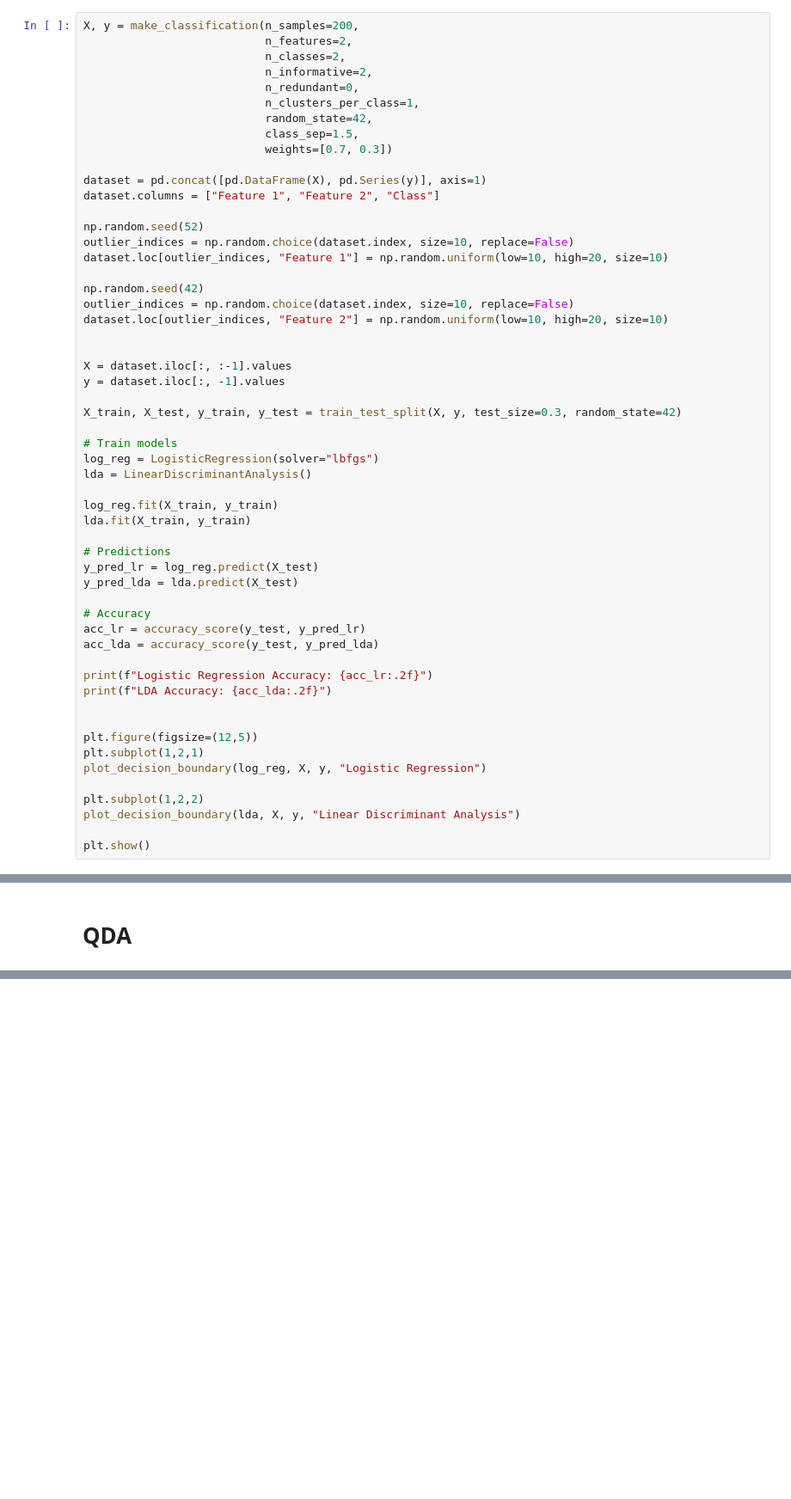
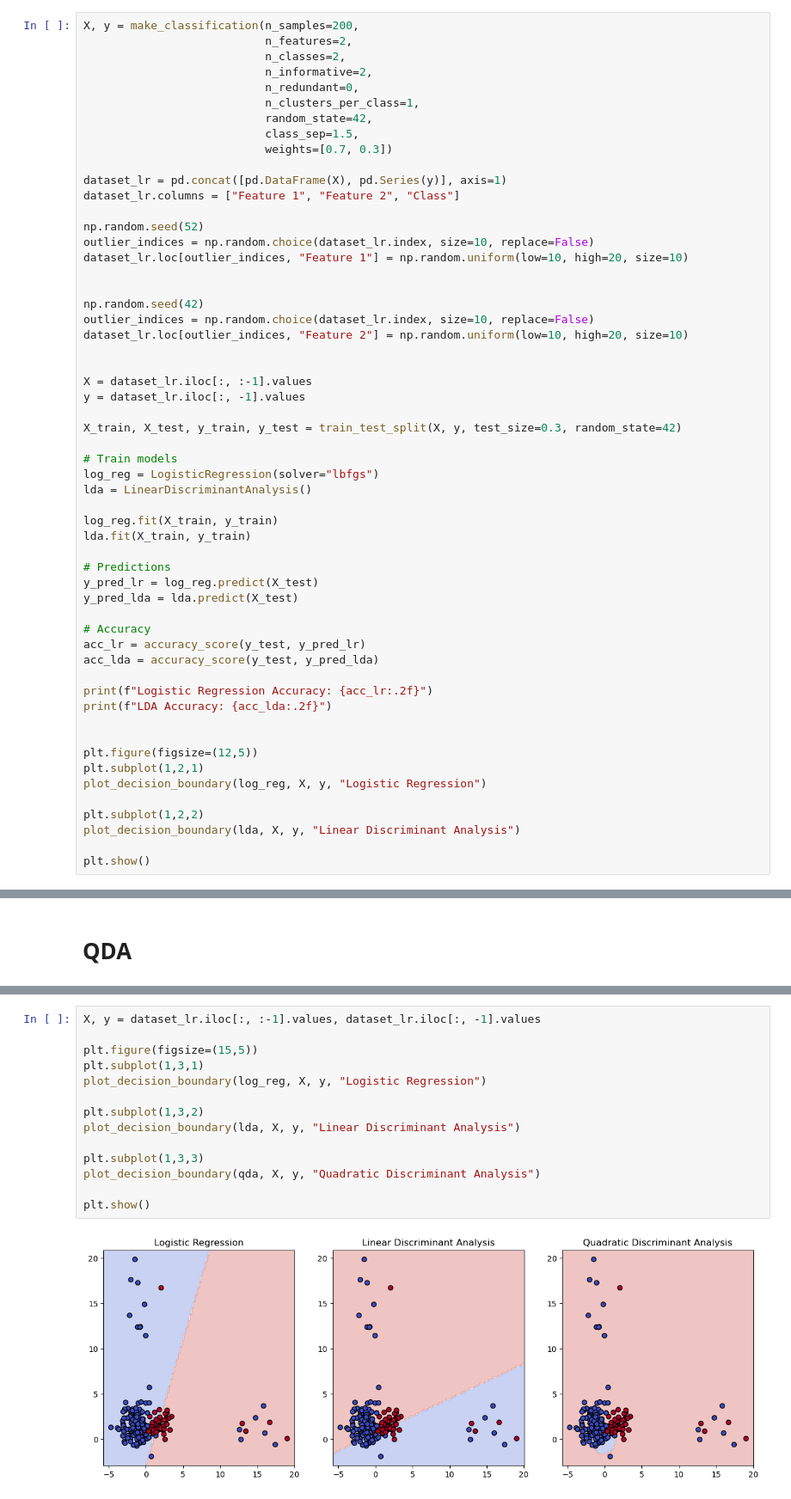
Before and after one commit to RodriCouto/ML_na_previsao_do_tempo_de_internato, a Jupyter notebook: castro.ipynb, the cells around one changed output, grey strips where cells are left out. Shown at 86% size. Saved outputs shown, nothing was run; the diff lists cells and outputs as text; blank space fills up the shorter version.

```diff
--- a/castro.ipynb
+++ b/castro.ipynb
@@ -35,20 +31,21 @@ X, y = make_classification(n_samples=200,
                            class_sep=1.5,
                            weights=[0.7, 0.3])
 
-dataset = pd.concat([pd.DataFrame(X), pd.Series(y)], axis=1)
-dataset.columns = ["Feature 1", "Feature 2", "Class"]
+dataset_lr = pd.concat([pd.DataFrame(X), pd.Series(y)], axis=1)
+dataset_lr.columns = ["Feature 1", "Feature 2", "Class"]
 
 np.random.seed(52)
-outlier_indices = np.random.choice(dataset.index, size=10, replace=False)
-dataset.loc[outlier_indices, "Feature 1"] = np.random.uniform(low=10, high=20, size=10)
+outlier_indices = np.random.choice(dataset_lr.index, size=10, replace=False)
+dataset_lr.loc[outlier_indices, "Feature 1"] = np.random.uniform(low=10, high=20, size=10)
+
 
 np.random.seed(42)
-outlier_indices = np.random.choice(dataset.index, size=10, replace=False)
-dataset.loc[outlier_indices, "Feature 2"] = np.random.uniform(low=10, high=20, size=10)
+outlier_indices = np.random.choice(dataset_lr.index, size=10, replace=False)
+dataset_lr.loc[outlier_indices, "Feature 2"] = np.random.uniform(low=10, high=20, size=10)
 
 
-X = dataset.iloc[:, :-1].values
-y = dataset.iloc[:, -1].values
+X = dataset_lr.iloc[:, :-1].values
+y = dataset_lr.iloc[:, -1].values
 
 X_train, X_test, y_train, y_test = train_test_split(X, y, test_size=0.3, random_state=42)
 
@@ -265,0 +237,16 @@ weighted avg       0.98      0.98      0.98        60
+# %%
+X, y = dataset_lr.iloc[:, :-1].values, dataset_lr.iloc[:, -1].values
+
+plt.figure(figsize=(15,5))
+plt.subplot(1,3,1)
+plot_decision_boundary(log_reg, X, y, "Logistic Regression")
+
+plt.subplot(1,3,2)
+plot_decision_boundary(lda, X, y, "Linear Discriminant Analysis")
+
+plt.subplot(1,3,3)
+plot_decision_boundary(qda, X, y, "Quadratic Discriminant Analysis")
+
+plt.show()
+# %% [output]
+[figure, added]
```
Also changed, not shown: parts of 9 cells of this notebook.
